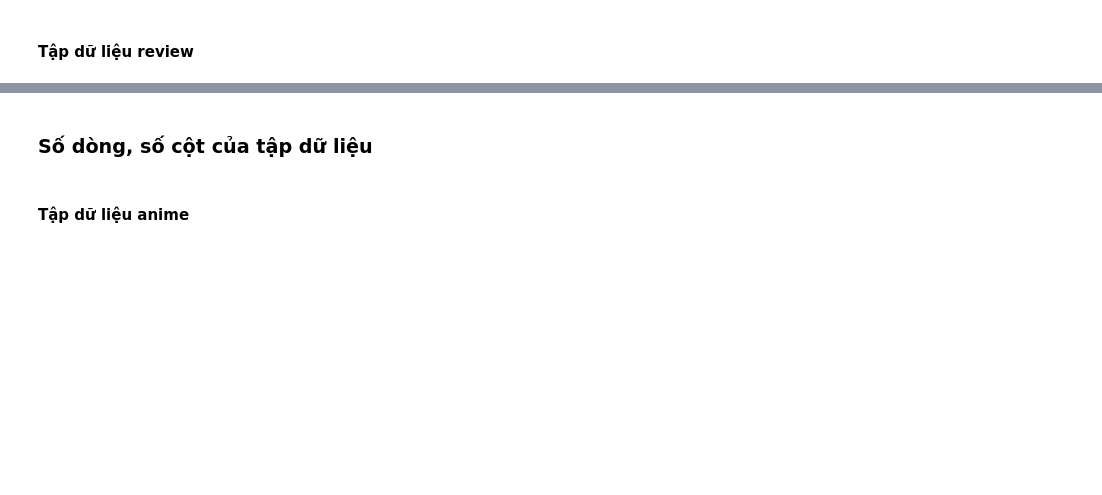
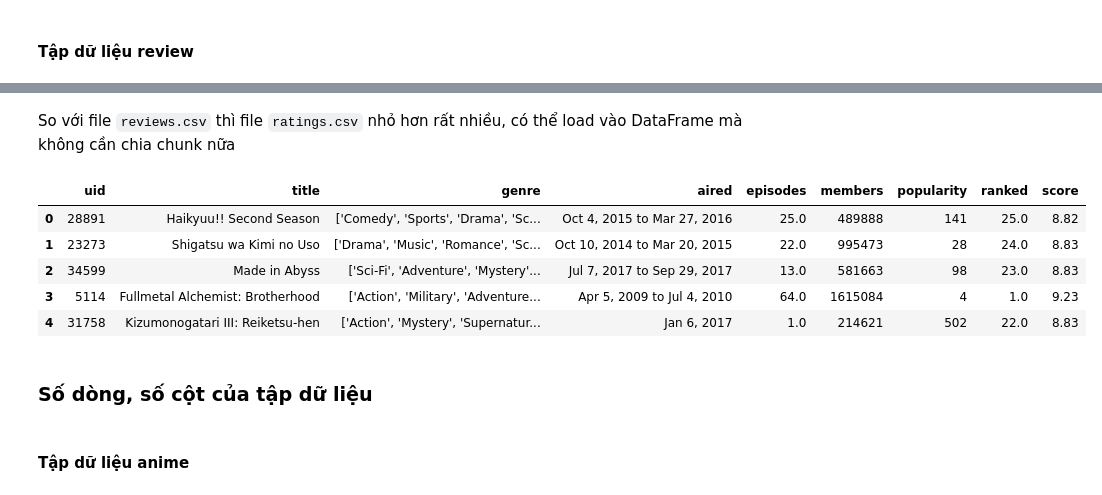
Before and after one commit to phineasla-hcmus/3.1-DS-Final, a Jupyter notebook: P4DS_FinalProject.ipynb, the cells around one changed output, grey strips where cells are left out. Cells and saved outputs as stored; diff of their text form; code cells hidden in the pictures; blank space fills up the shorter version.

```diff
--- a/P4DS_FinalProject.ipynb
+++ b/P4DS_FinalProject.ipynb
@@ -84,3 +171,16 @@ Sau khi giải nén thì mình thấy file `reviews.csv` tới gần 700MB, nên
+# %% [markdown]
+So với file `reviews.csv` thì file `ratings.csv` nhỏ hơn rất nhiều, có thể load vào DataFrame mà không cần chia chunk nữa
+# %%
+# Loại bỏ cột synopsis, img_url, link trong anime
+anime_df.drop(['synopsis', 'img_url', 'link'], axis=1, inplace=True)
+anime_df.head()
+# %% [output]
+|  | uid | title | genre | aired | episodes | members | popularity | ranked | score |
+| 0 | 28891 | Haikyuu!! Second Season | ['Comedy', 'Sports', 'Drama', 'Sc... | Oct 4, 2015 to Mar 27, 2016 | 25.0 | 489888 | 141 | 25.0 | 8.82 |
+| 1 | 23273 | Shigatsu wa Kimi no Uso | ['Drama', 'Music', 'Romance', 'Sc... | Oct 10, 2014 to Mar 20, 2015 | 22.0 | 995473 | 28 | 24.0 | 8.83 |
+| 2 | 34599 | Made in Abyss | ['Sci-Fi', 'Adventure', 'Mystery'... | Jul 7, 2017 to Sep 29, 2017 | 13.0 | 581663 | 98 | 23.0 | 8.83 |
+| 3 | 5114 | Fullmetal Alchemist: Brotherhood | ['Action', 'Military', 'Adventure... | Apr 5, 2009 to Jul 4, 2010 | 64.0 | 1615084 | 4 | 1.0 | 9.23 |
+| 4 | 31758 | Kizumonogatari III: Reiketsu-hen | ['Action', 'Mystery', 'Supernatur... | Jan 6, 2017 | 1.0 | 214621 | 502 | 22.0 | 8.83 |
 # %% [markdown]
 ### Số dòng, số cột của tập dữ liệu
 # %% [markdown]
```
Also changed, not shown: parts of 20 cells of this notebook.
